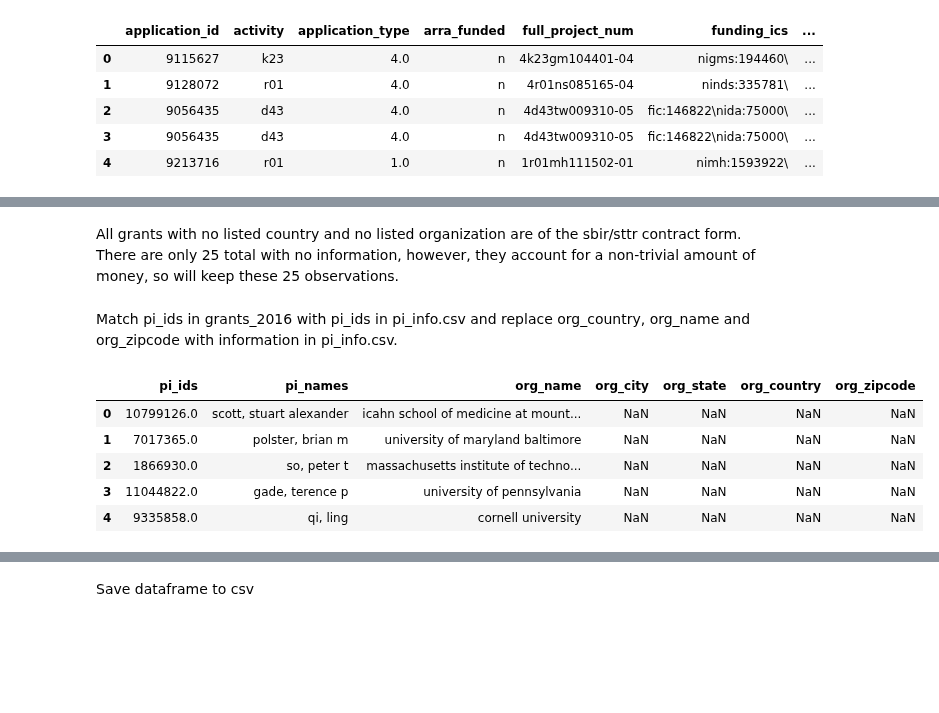
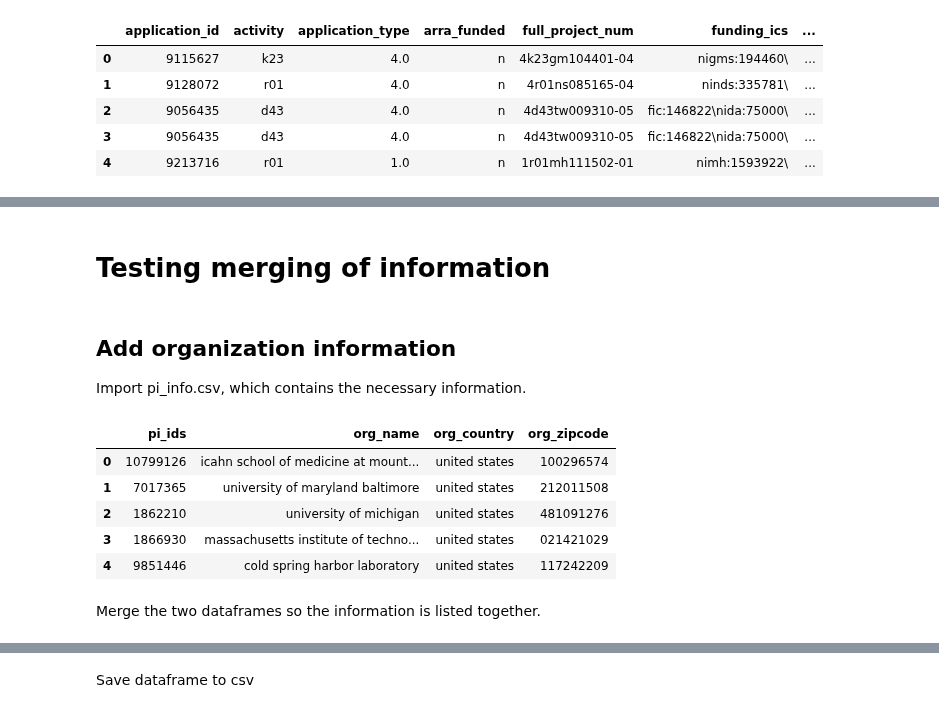
Before and after one commit to yuwie10/nih-awards, a Jupyter notebook: nih_awards.ipynb, the cells around one changed output, grey strips where cells are left out. Saved outputs shown, nothing was run; the diff lists cells and outputs as text; code cells hidden in the pictures; blank space fills up the shorter version.

Commit message:
finished cleaning data and adding information

```diff
--- a/nih_awards.ipynb
+++ b/nih_awards.ipynb
@@ -366,15 +285,19 @@ null_country.ix[null_country['org_name'].isnull()]
-# %% [markdown]
-All grants with no listed country and no listed organization are of the sbir/sttr contract form. There are only 25 total with no information, however, they account for a non-trivial amount of money, so will keep these 25 observations.
-# %% [markdown]
-Match pi_ids in grants_2016 with pi_ids in pi_info.csv and replace org_country, org_name and org_zipcode with information in pi_info.csv.
+# %% [markdown]
+# Testing merging of information
+# %% [markdown]
+## Add organization information
+
+Import pi_info.csv, which contains the necessary information.
 # %%
-test = grants_2016.copy()
-pi_info = pd.read_csv('pi_info.csv', compression = 'gzip')
+cols_import = ['pi_ids', 'org_name', 'org_country', 'org_zipcode']
+pi_info = pd.read_csv('pi_info.csv', compression = 'gzip', usecols = cols_import, dtype = {'pi_ids':str})
 pi_info.head()
 # %% [output]
-|  | pi_ids | pi_names | org_name | org_city | org_state | org_country | org_zipcode |
-| 0 | 10799126.0 | scott, stuart alexander | icahn school of medicine at mount... | NaN | NaN | NaN | NaN |
-| 1 | 7017365.0 | polster, brian m | university of maryland baltimore | NaN | NaN | NaN | NaN |
-| 2 | 1866930.0 | so, peter t | massachusetts institute of techno... | NaN | NaN | NaN | NaN |
-| 3 | 11044822.0 | gade, terence p | university of pennsylvania | NaN | NaN | NaN | NaN |
-| 4 | 9335858.0 | qi, ling | cornell university | NaN | NaN | NaN | NaN |
+|  | pi_ids | org_name | org_country | org_zipcode |
+| 0 | 10799126 | icahn school of medicine at mount... | united states | 100296574 |
+| 1 | 7017365 | university of maryland baltimore | united states | 212011508 |
+| 2 | 1862210 | university of michigan | united states | 481091276 |
+| 3 | 1866930 | massachusetts institute of techno... | united states | 021421029 |
+| 4 | 9851446 | cold spring harbor laboratory | united states | 117242209 |
+# %% [markdown]
+Merge the two dataframes so the information is listed together.
```
Also changed, not shown: parts of 27 cells of this notebook, 2 other files.
